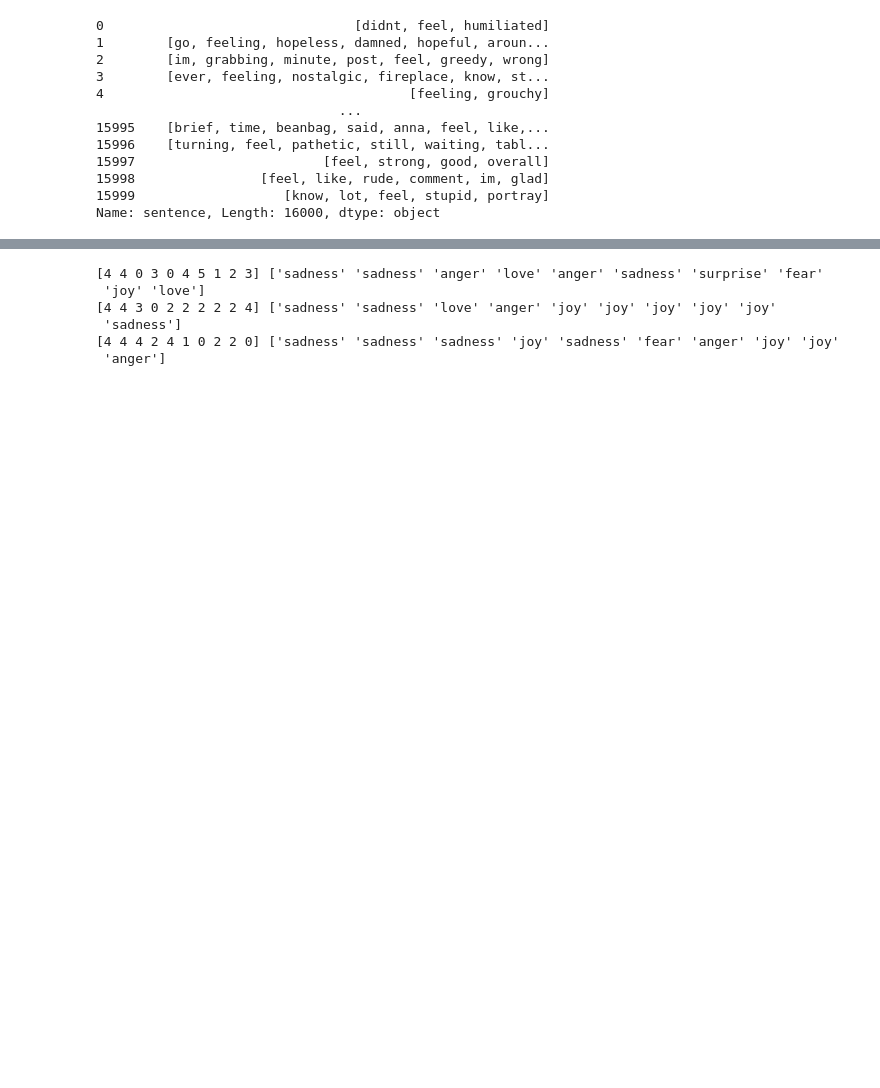
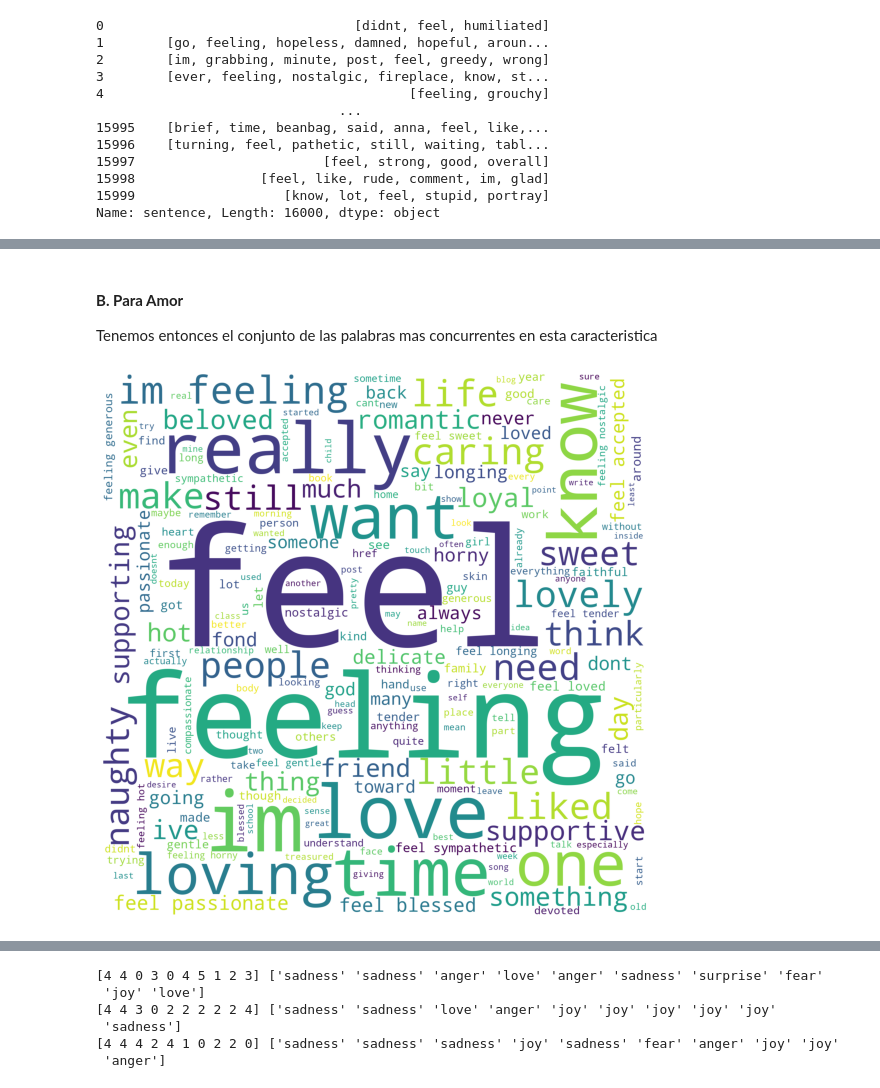
Before and after one commit to Jamf05/20201-ai2-class-project, a Jupyter notebook: download-data.ipynb, the cells around one changed output, grey strips where cells are left out. Drawn from its saved outputs; the diff is of its cells as text; code cells hidden in the pictures; blank space fills up the shorter version.

```diff
--- a/download-data.ipynb
+++ b/download-data.ipynb
@@ -251,0 +276,13 @@ Name: sentence, Length: 16000, dtype: object
+# %% [markdown]
+#### **B. Para Amor**
+Tenemos entonces el conjunto de las palabras mas concurrentes en esta caracteristica
+# %%
+#Prueba WordCloud
+wordcloud = WordCloud(height=2000, width=2000, background_color='white')
+wordcloud = wordcloud.generate(amor)
+plt.figure(figsize=(10,10))
+plt.imshow(wordcloud)
+plt.axis('off')
+plt.show()
+# %% [output]
+[figure, added]
```
Also changed, not shown: parts of 46 cells of this notebook.
